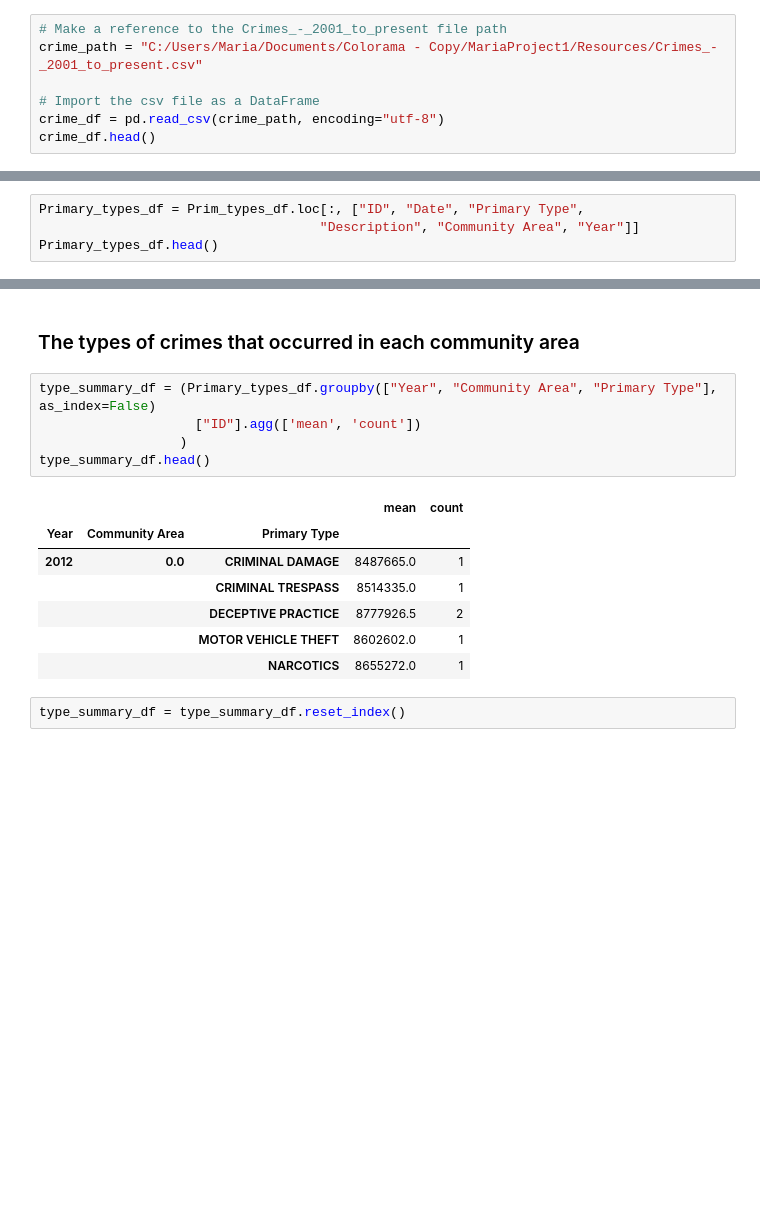
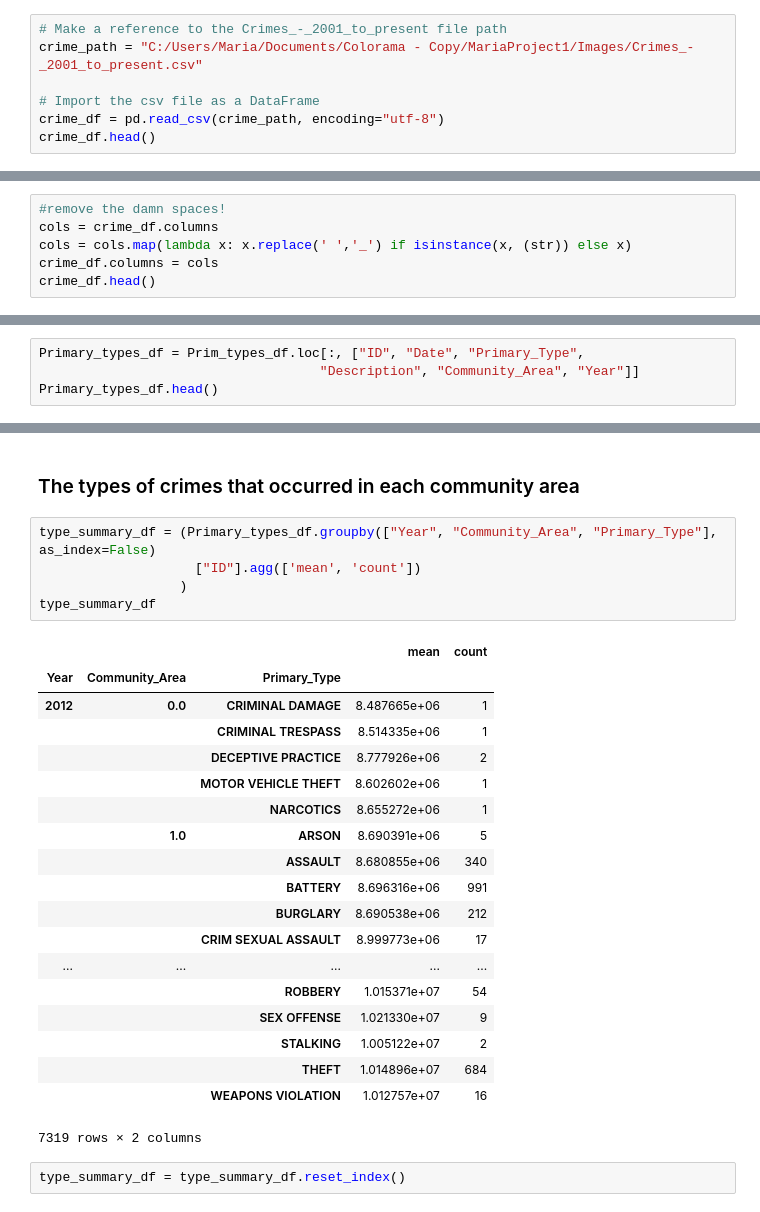
Before and after one commit to MariaSorensen/Colorama, a Jupyter notebook: Chicago_Crime.ipynb, the cells around one changed output, grey strips where cells are left out. Saved outputs shown, nothing was run; the diff lists cells and outputs as text; blank space fills up the shorter version.

```diff
--- a/Chicago_Crime.ipynb
+++ b/Chicago_Crime.ipynb
@@ -20,6 +23,6 @@ import pandas as pd
 # %%
 # Make a reference to the Crimes_-_2001_to_present file path
-crime_path = "C:/Users/Maria/Documents/Colorama - Copy/MariaProject1/Resources/Crimes_-_2001_to_present.csv"
+crime_path = "C:/Users/Maria/Documents/Colorama - Copy/MariaProject1/Images/Crimes_-_2001_to_present.csv"
 
 # Import the csv file as a DataFrame
 crime_df = pd.read_csv(crime_path, encoding="utf-8")
@@ -38,0 +38,6 @@ dtype('int64')
+# %%
+#remove the damn spaces!
+cols = crime_df.columns
+cols = cols.map(lambda x: x.replace(' ','_') if isinstance(x, (str)) else x)
+crime_df.columns = cols
+crime_df.head()
@@ -73,7 +121,7 @@ Prim_types_df.reset_index().drop('index', axis=1)
 | 1182221 | 11559663 | JC108485 | 07/31/2015 07:05:00 PM | 118XX S VINCENNES AVE | 1153 | DECEPTIVE PRACTICE | FINANCIAL IDENTITY THEFT OVER $ 300 | NaN | ... |
 1182222 rows × 22 columns
 # %%
-Primary_types_df = Prim_types_df.loc[:, ["ID", "Date", "Primary Type",
-                                    "Description", "Community Area", "Year"]]
+Primary_types_df = Prim_types_df.loc[:, ["ID", "Date", "Primary_Type",
+                                    "Description", "Community_Area", "Year"]]
 Primary_types_df.head()
 # %% [output]
@@ -86,17 +134,29 @@ Primary_types_df.head()
 # %% [markdown]
 ### The types of crimes that occurred in each community area
 # %%
-type_summary_df = (Primary_types_df.groupby(["Year", "Community Area", "Primary Type"], as_index=False)
+type_summary_df = (Primary_types_df.groupby(["Year", "Community_Area", "Primary_Type"], as_index=False)
                     ["ID"].agg(['mean', 'count'])
                   )
-type_summary_df.head()
+type_summary_df
 # %% [output]
 |  |  |  | mean | count |
-| Year | Community Area | Primary Type |  |  |
-| 2012 | 0.0 | CRIMINAL DAMAGE | 8487665.0 | 1 |
-|  |  | CRIMINAL TRESPASS | 8514335.0 | 1 |
-|  |  | DECEPTIVE PRACTICE | 8777926.5 | 2 |
-|  |  | MOTOR VEHICLE THEFT | 8602602.0 | 1 |
-|  |  | NARCOTICS | 8655272.0 | 1 |
+| Year | Community_Area | Primary_Type |  |  |
+| 2012 | 0.0 | CRIMINAL DAMAGE | 8.487665e+06 | 1 |
+|  |  | CRIMINAL TRESPASS | 8.514335e+06 | 1 |
+|  |  | DECEPTIVE PRACTICE | 8.777926e+06 | 2 |
+|  |  | MOTOR VEHICLE THEFT | 8.602602e+06 | 1 |
+|  |  | NARCOTICS | 8.655272e+06 | 1 |
+|  | 1.0 | ARSON | 8.690391e+06 | 5 |
+|  |  | ASSAULT | 8.680855e+06 | 340 |
+|  |  | BATTERY | 8.696316e+06 | 991 |
+|  |  | BURGLARY | 8.690538e+06 | 212 |
+|  |  | CRIM SEXUAL ASSAULT | 8.999773e+06 | 17 |
+| ... | ... | ... | ... | ... |
+|  |  | ROBBERY | 1.015371e+07 | 54 |
+|  |  | SEX OFFENSE | 1.021330e+07 | 9 |
+|  |  | STALKING | 1.005122e+07 | 2 |
+|  |  | THEFT | 1.014896e+07 | 684 |
+|  |  | WEAPONS VIOLATION | 1.012757e+07 | 16 |
+7319 rows × 2 columns
 # %%
 type_summary_df = type_summary_df.reset_index()
```
Also changed, not shown: parts of 53 cells of this notebook.
